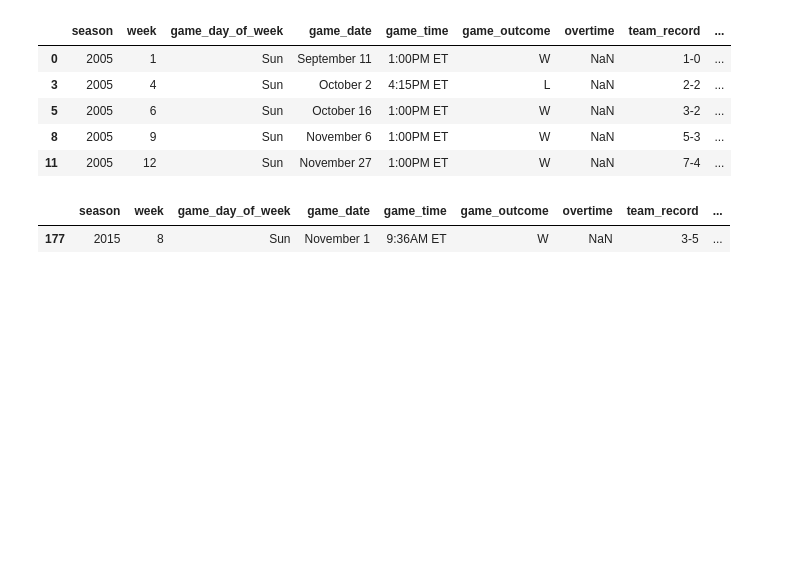
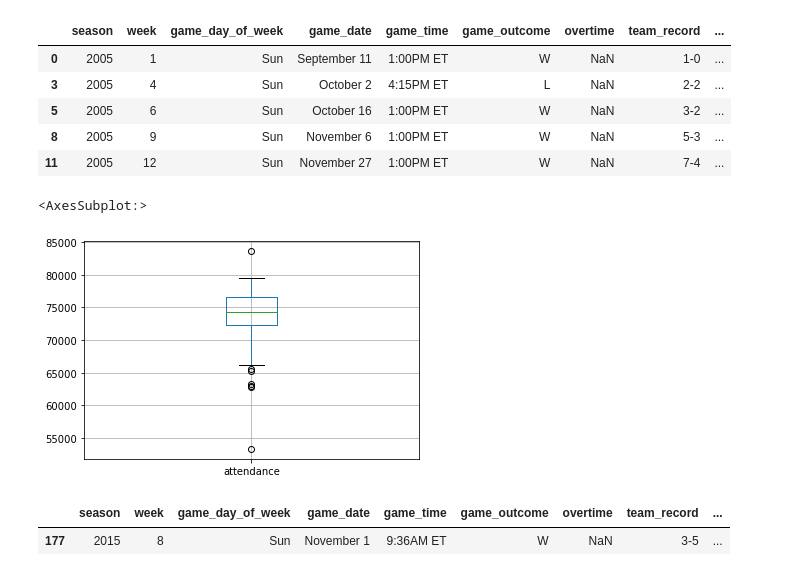
Before and after one commit to afolz121/chiefs_attendance_model, a Jupyter notebook: data_cleanse.ipynb, the cells around one changed output. Cells and saved outputs as stored; diff of their text form; code cells hidden in the pictures; blank space fills up the shorter version.

```diff
--- a/data_cleanse.ipynb
+++ b/data_cleanse.ipynb
@@ -45,5 +45,10 @@ df.head()
 df['attendance'] = df['attendance'].str.replace(',','')
 
 df['attendance'] = df['attendance'].astype('int')
+# %%
+df.boxplot('attendance')
+# %% [output]
+<AxesSubplot:>
+[figure, added]
 # %%
 #this game was at Welbly Stadium so we are going to throw it out
```
Also changed, not shown: parts of 1 cell of this notebook.
